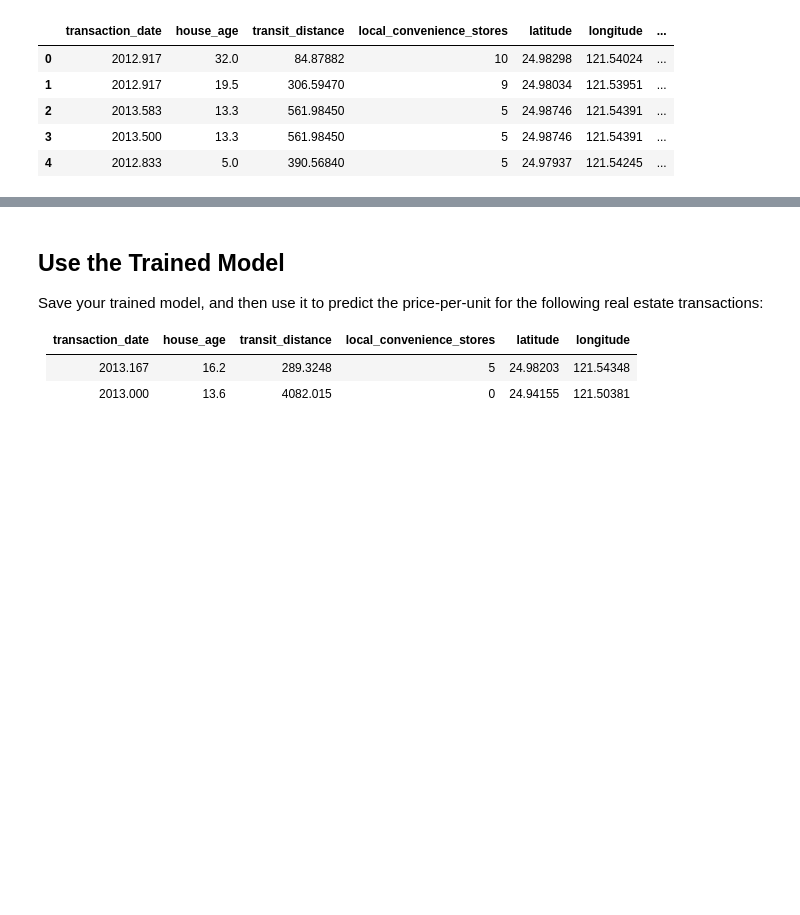
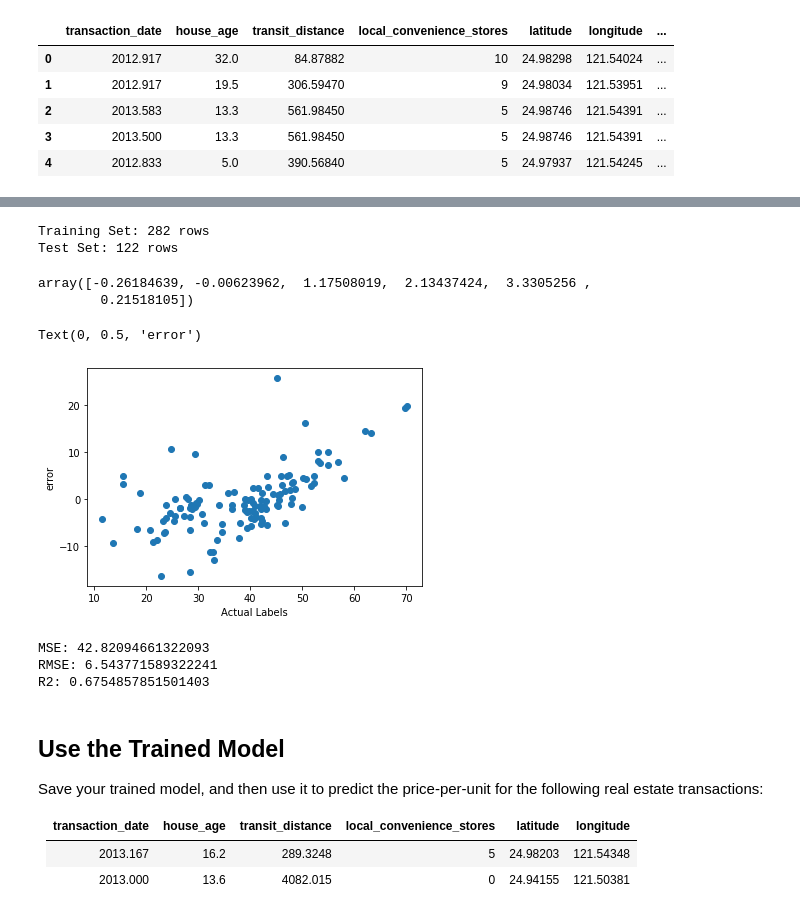
Before and after one commit to jschevers/ml-basics, a Jupyter notebook: challenges/02 - Real Estate Regression Challenge.ipynb, the cells around one changed output, grey strips where cells are left out. Cells and saved outputs as stored; diff of their text form; code cells hidden in the pictures; blank space fills up the shorter version.

```diff
--- a/challenges/02 - Real Estate Regression Challenge.ipynb
+++ b/challenges/02 - Real Estate Regression Challenge.ipynb
@@ -261,3 +279,51 @@ plt.show()
+# %%
+# Separate features and labels
+X, y = data[features].values, data['price_per_unit'].values
+# %%
+from sklearn.model_selection import train_test_split
+
+# Split data 70%-30% into training set and test set
+X_train, X_test, y_train, y_test = train_test_split(X, y, test_size = 0.30, random_state = 0)
+
+print ('Training Set: %d rows\nTest Set: %d rows' % (X_train.shape[0], X_test.shape[0]))
+# %% [output]
+Training Set: 282 rows
+Test Set: 122 rows
+# %%
+# Train the model
+from sklearn.linear_model import LinearRegression
+
+# Fit a linear regression model on the training set
+model = LinearRegression().fit(X_train, y_train)
+# %%
+ model.coef_
+# %% [output]
+array([-0.26184639, -0.00623962,  1.17508019,  2.13437424,  3.3305256 ,
+        0.21518105])
+# %%
+predictions = model.predict(X_test)
+# %%
+plt.scatter(y_test, y_test - predictions)
+plt.xlabel('Actual Labels')
+plt.ylabel('error')
+# %% [output]
+Text(0, 0.5, 'error')
+[figure, added]
+# %%
+from sklearn.metrics import mean_squared_error, r2_score
+
+mse = mean_squared_error(y_test, predictions)
+print("MSE:", mse)
+
+rmse = np.sqrt(mse)
+print("RMSE:", rmse)
+
+r2 = r2_score(y_test, predictions)
+print("R2:", r2)
+# %% [output]
+MSE: 42.82094661322093
+RMSE: 6.543771589322241
+R2: 0.6754857851501403
 # %% [markdown]
 ## Use the Trained Model
 
```
Also changed, not shown: parts of 15 cells of this notebook, 4 other files.
